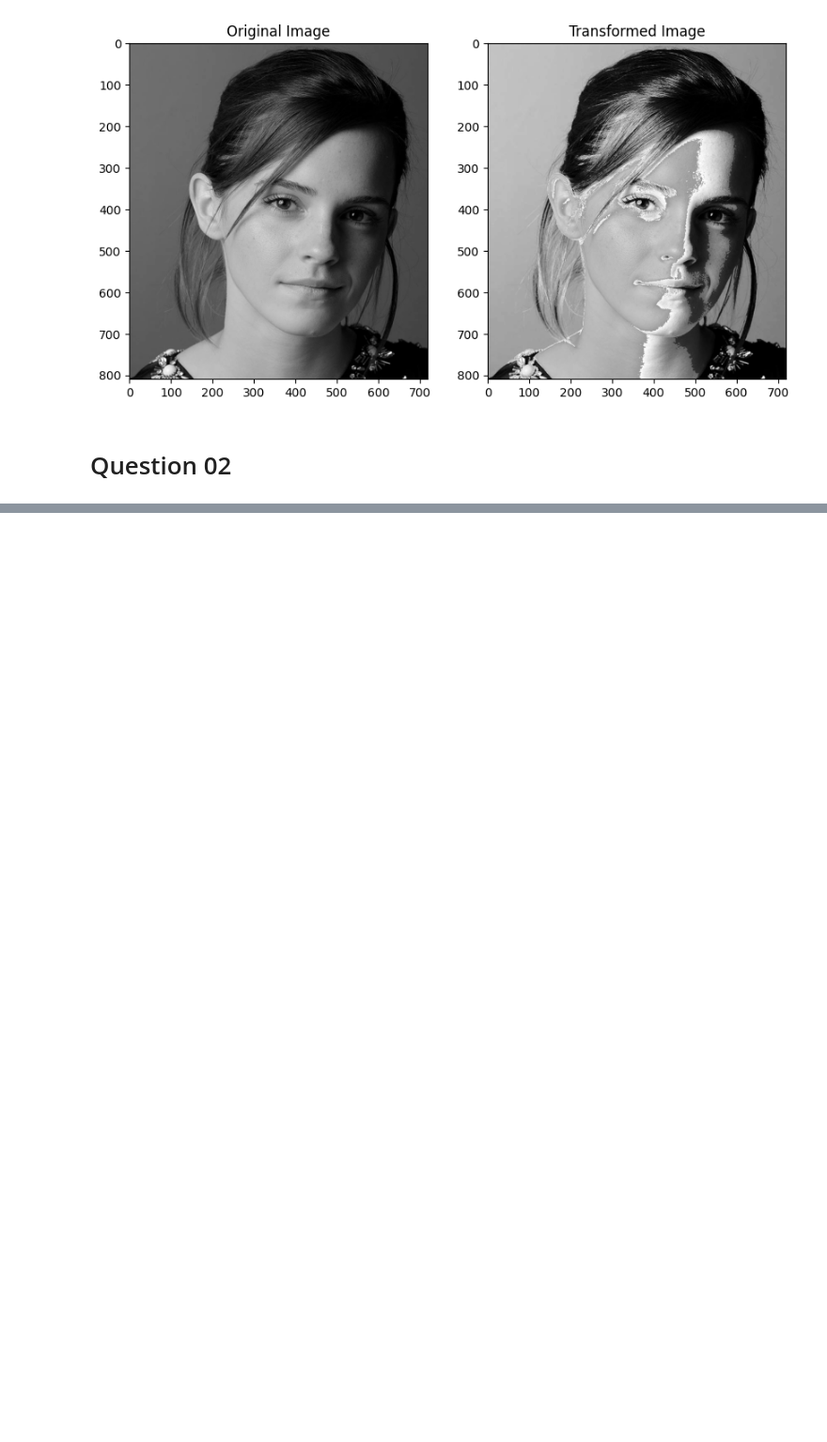
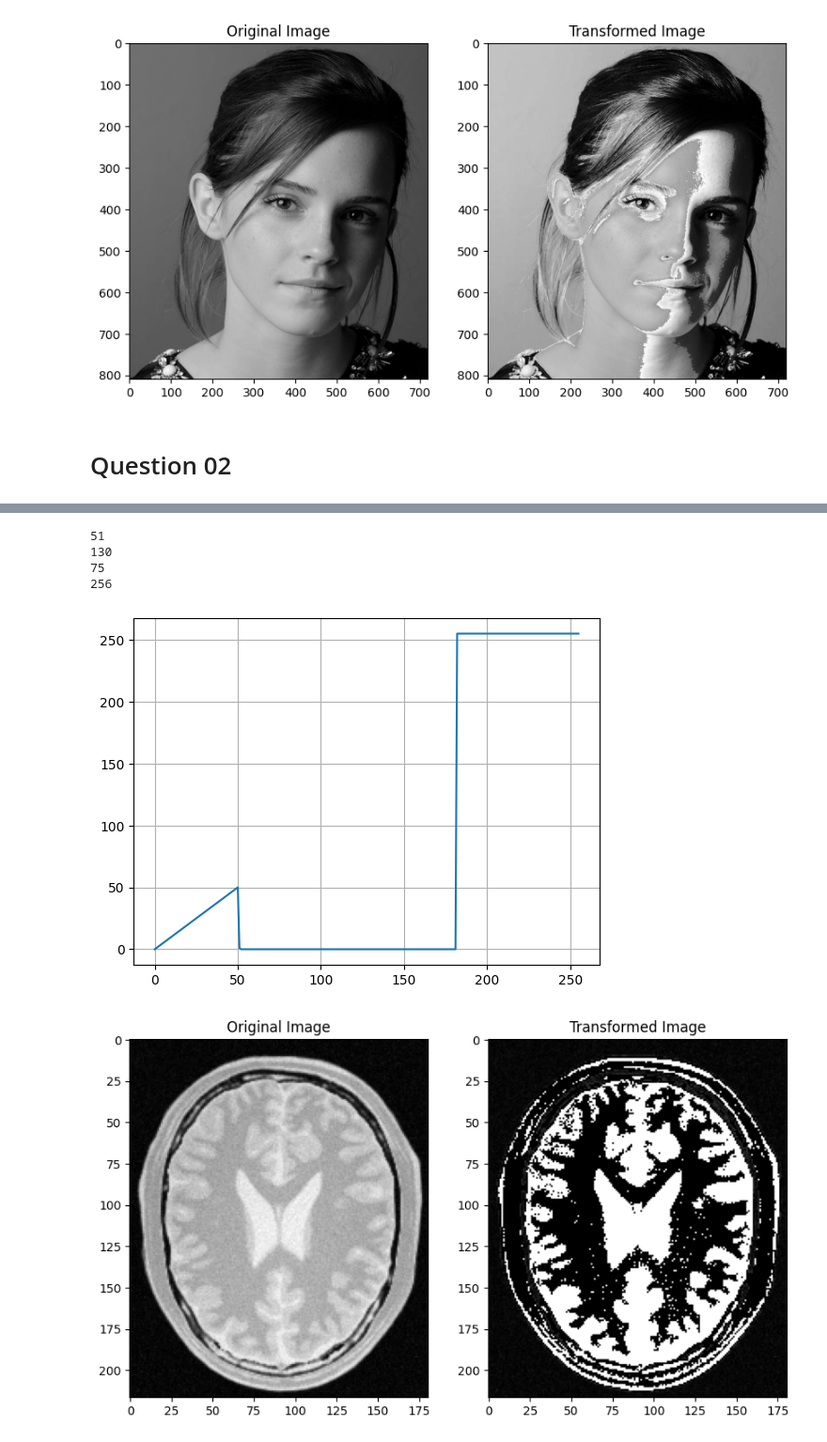
Before and after one commit to Vgr20/EN3160Assignment01, a Jupyter notebook: Assigment01.ipynb, the cells around one changed output, grey strips where cells are left out. Shown at 94% size. Saved outputs shown, nothing was run; the diff lists cells and outputs as text; code cells hidden in the pictures; blank space fills up the shorter version.

```diff
--- a/Assigment01.ipynb
+++ b/Assigment01.ipynb
@@ -91,0 +161,45 @@ plt.show()
+# %%
+# Enhancing white matte using intensiy transformations
+
+c= np.array([(50,50),(50,0),(180,0),(180,255)])
+t1 = np.linspace(0,c[0,1],c[0,0]+1).astype("uint8")
+print(len(t1))
+t2 = np.linspace(c[1,1]+1,c[2,1],c[2,0]-c[1,0]).astype("uint8")
+print(len(t2))
+t3 = np.linspace(c[3,1]+1,255,255-c[3,0]).astype("uint8")
+print(len(t3))
+
+transform = np.concatenate((t1,t2),axis=0).astype("uint8")
+transform = np.concatenate((transform,t3),axis=0).astype("uint8")
+
+print(len(transform))
+
+fig,ax = plt.subplots()
+ax.plot(transform)
+ax.grid()
+plt.show()
+
+# # Perform Transformation and visualize usinf opencv
+transformed_image = cv.LUT(img,transform)
+# # Display Original Image
+# cv.namedWindow("Original image",cv.WINDOW_AUTOSIZE)
+# cv.imshow("Original image",transformed_image)
+# cv.waitKey(0)
+# cv.destroyAllWindows()
+
+fig,ax = plt.subplots(1,2,figsize=(10,8))
+
+ax[0].imshow(img,cmap="gray")
+ax[0].set_title("Original Image")
+
+ax[1].imshow(transformed_image,cmap="gray")
+ax[1].set_title("Transformed Image")
+
+plt.show()
+# %% [output]
+51
+130
+75
+256
+[figure, added]
+[figure, added]
```
Also changed, not shown: parts of 18 cells of this notebook.
